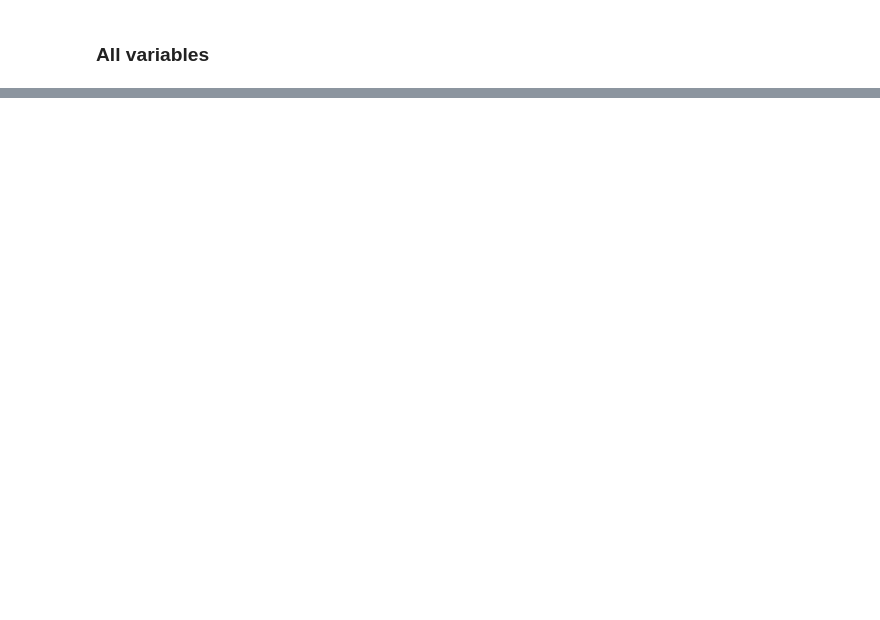
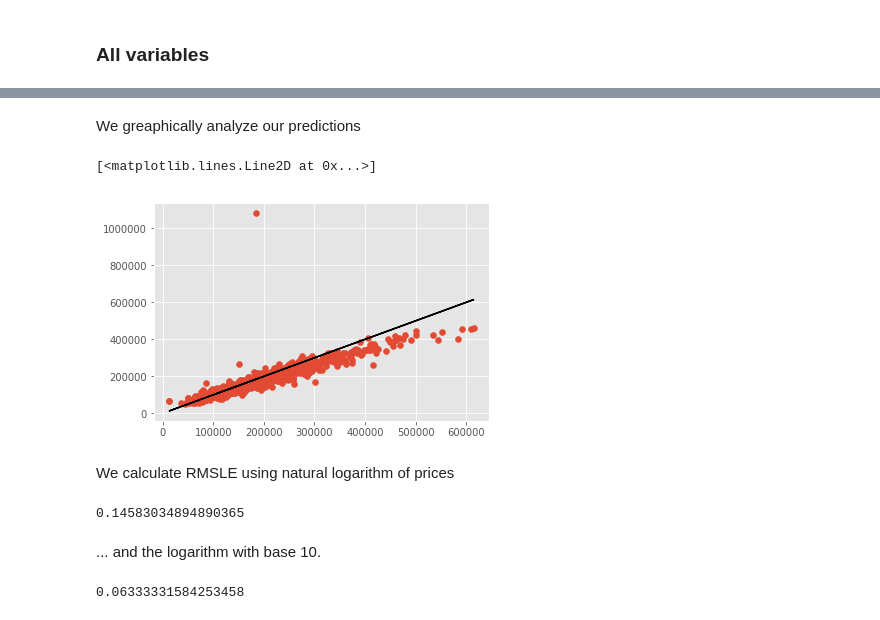
Before and after one commit to MikeStukalo/Ames, a Jupyter notebook: Stack_Test.ipynb, the cells around one changed output, grey strips where cells are left out. Saved outputs shown, nothing was run; the diff lists cells and outputs as text; code cells hidden in the pictures; blank space fills up the shorter version.

```diff
--- a/Stack_Test.ipynb
+++ b/Stack_Test.ipynb
@@ -67,0 +234,3 @@ array([120513.18549192, 165675.39129005, 187747.10359032, ...,
+# %%
+prediction = np.ndarray.flatten(prediction.T)
+prediction.shape
@@ -67,0 +239,12 @@ array([120513.18549192, 165675.39129005, 187747.10359032, ...,
+# %%
+# Create a dataframe
+
+# Load the test set
+df = pd.read_csv('./data/new_test.csv')
+df.drop(['Unnamed: 0'], axis=1, inplace=True)
+
+#Reshape prediction
+
+submission = pd.DataFrame({'Id':df['Id'], 'Predicted': prediction})
+
+submission.head()
@@ -67,0 +262,4 @@ array([120513.18549192, 165675.39129005, 187747.10359032, ...,
+# %%
+# Load answer key
+answer = pd.read_csv('./data/answerkey.csv', index_col=0)
+answer.head()
@@ -67,0 +273,5 @@ array([120513.18549192, 165675.39129005, 187747.10359032, ...,
+# %%
+# Merge with prediction
+
+result = pd.merge(answer, submission, on='Id', how='left')
+result.head()
@@ -67,0 +285,24 @@ array([120513.18549192, 165675.39129005, 187747.10359032, ...,
+# %% [markdown]
+We greaphically analyze our predictions
+# %%
+#Plot
+
+plt.scatter(result['SalePrice'],result['Predicted'])
+plt.plot(result['SalePrice'], result['SalePrice'], c='black')
+# %% [output]
+[<matplotlib.lines.Line2D at 0x...>]
+[figure, added]
+# %% [markdown]
+We calculate RMSLE using natural logarithm of prices
+# %%
+rmsle = np.sqrt(np.sum(np.mean((np.log(result['SalePrice']) - np.log(result['Predicted']))**2)))
+rmsle
+# %% [output]
+0.14583034894890365
+# %% [markdown]
+... and the logarithm with base 10.
+# %%
+rmsle10 = np.sqrt(np.sum(np.mean((np.log10(result['SalePrice']) - np.log10(result['Predicted']))**2)))
+rmsle10
+# %% [output]
+0.06333331584253458
```
Also changed, not shown: parts of 40 cells of this notebook, 41 other files.
